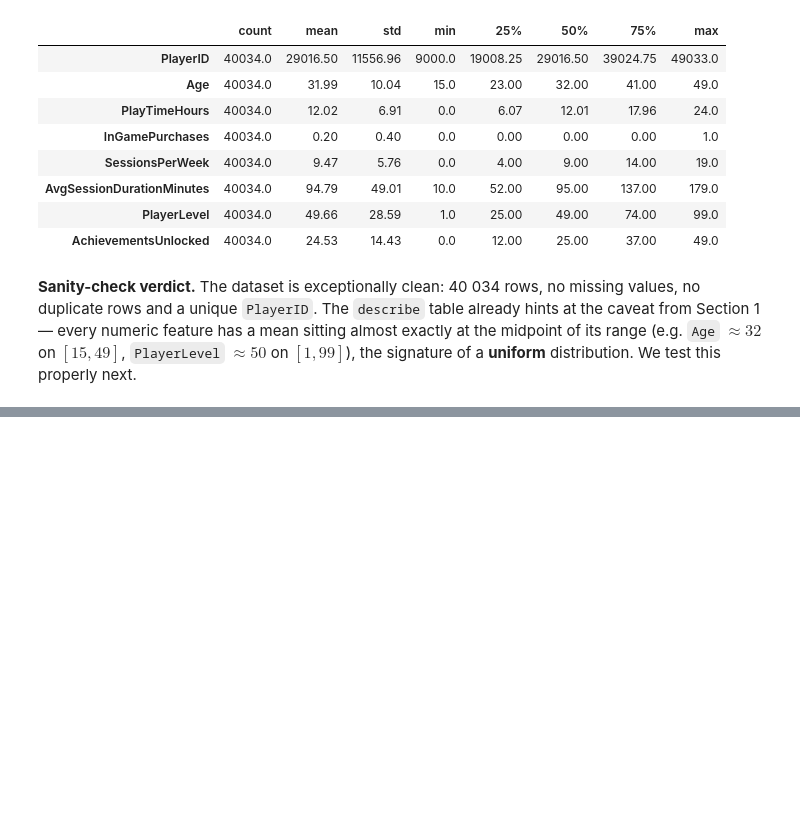
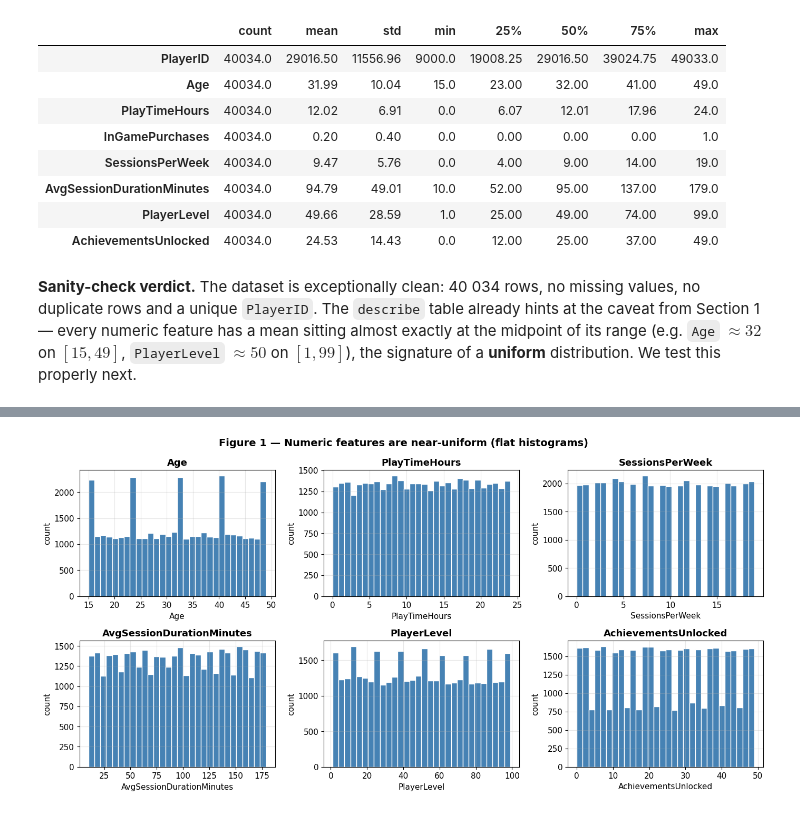
Before and after one commit to MrSparkiop/Gaming-player-clustering, a Jupyter notebook: gaming_player_clustering.ipynb, the cells around one changed output, grey strips where cells are left out. Drawn from its saved outputs; the diff is of its cells as text; code cells hidden in the pictures; blank space fills up the shorter version.

```diff
--- a/gaming_player_clustering.ipynb
+++ b/gaming_player_clustering.ipynb
@@ -148,0 +157,15 @@ of a **uniform** distribution. We test this properly next.
+# %%
+numeric_features = ["Age", "PlayTimeHours", "SessionsPerWeek",
+                    "AvgSessionDurationMinutes", "PlayerLevel", "AchievementsUnlocked"]
+
+fig, axes = plt.subplots(2, 3, figsize=(14, 7))
+for ax, col in zip(axes.ravel(), numeric_features):
+    ax.hist(df[col], bins=30, color="steelblue", edgecolor="white")
+    ax.set_title(col)
+    ax.set_xlabel(col); ax.set_ylabel("count")
+fig.suptitle("Figure 1 — Numeric features are near-uniform (flat histograms)",
+             fontsize=14, fontweight="bold")
+fig.tight_layout()
+plt.show()
+# %% [output]
+[figure, added]
```
Also changed, not shown: parts of 4 cells of this notebook.
